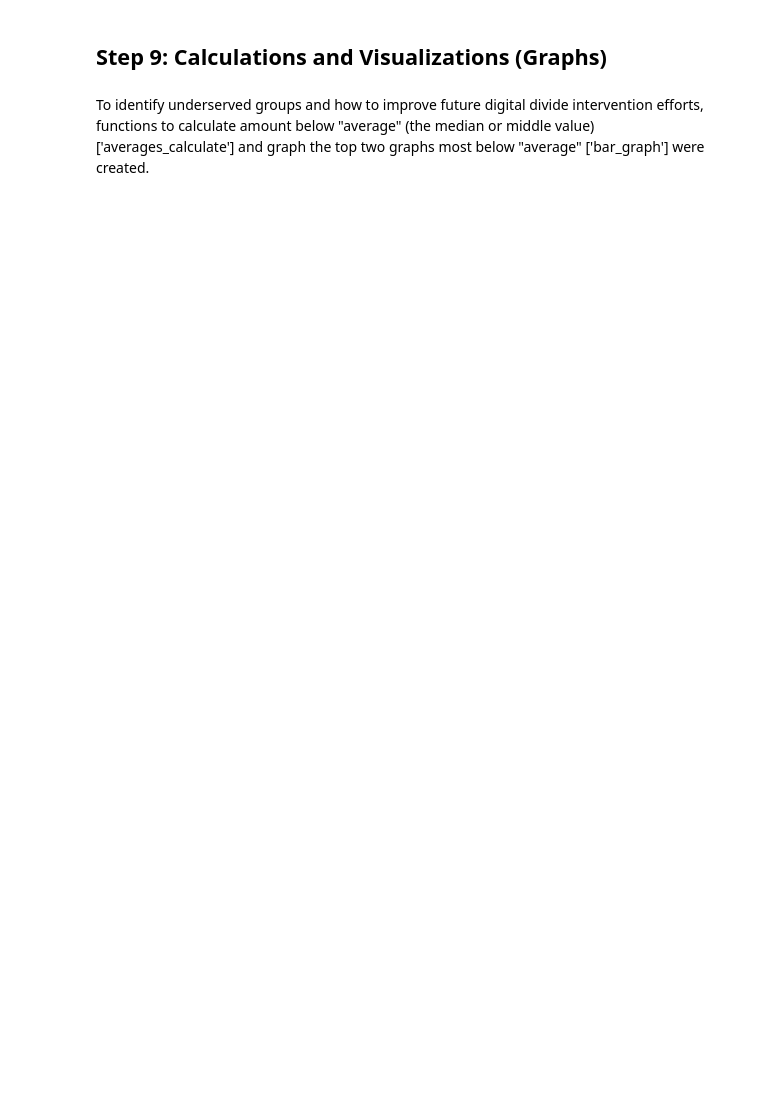
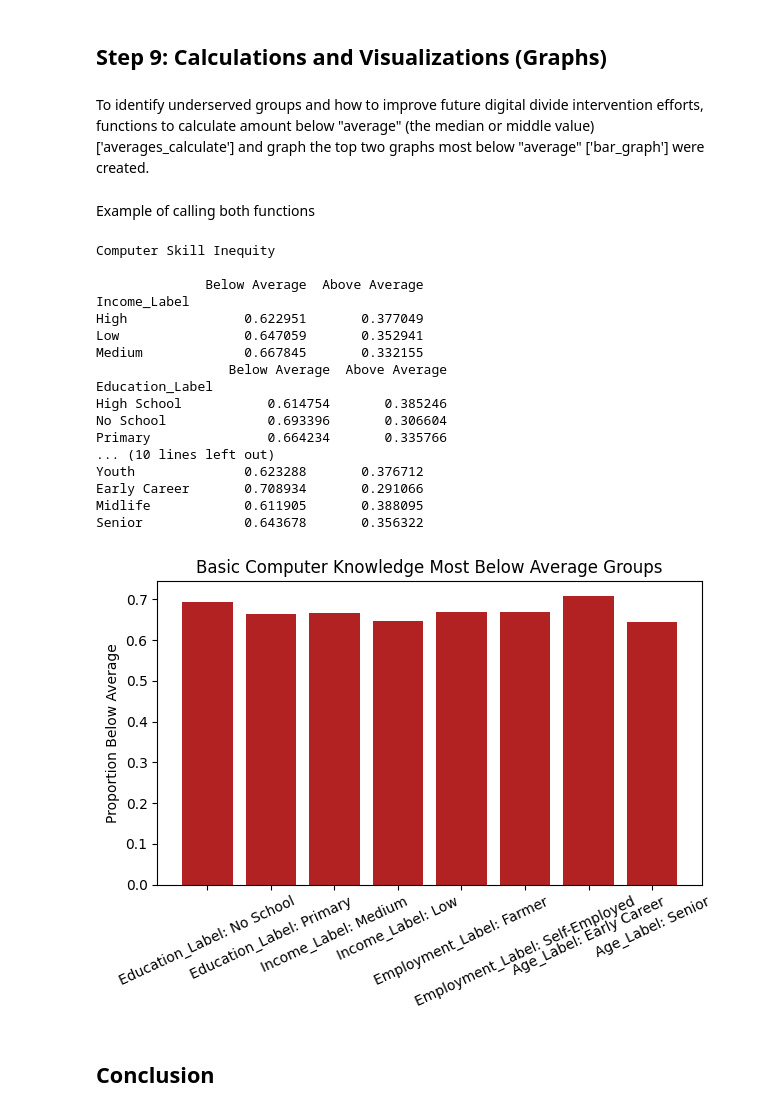
Before and after one commit to FakihaTariq/EduGap-ML-DigitalDivide, a Jupyter notebook: EduGap_Analysis_Notebook.ipynb, the cells around one changed output. Cells and saved outputs as stored; diff of their text form; code cells hidden in the pictures; blank space fills up the shorter version.

```diff
--- a/EduGap_Analysis_Notebook.ipynb
+++ b/EduGap_Analysis_Notebook.ipynb
@@ -23,5 +26,5 @@ from statsmodels.stats.outliers_influence import variance_inflation_factor
 # %%
 
 # Load CSV file
-data = pd.read_csv("edugap_data.csv")
+data = pd.read_csv("digital_literacy_dataset.csv")
 data.head()
@@ -170,3 +273,55 @@ def bar_graph(df, group_cols, label_col, top_n, title_prefix):
     plt.xticks(rotation=25)
     plt.tight_layout()
     plt.show()
+# %% [markdown]
+Example of calling both functions
+# %%
+# Reverse maps (reapplied for labels)
+education_reverse_map = {0: 'No School', 1: 'Primary', 2: 'Secondary', 3: 'High School'}
+income_reverse_map = {0: 'Low', 1: 'Medium', 2: 'High'}
+employment_reverse_map = {0: 'Farmer', 1: 'Unemployed', 2: 'Student', 3: 'Other', 4: 'Self-Employed'}
+age_reverse_map = {0: 'Youth', 1: 'Senior', 2: 'Early Career', 3: 'Midlife'}
+engagement_reverse_map = {0: 'Low', 1: 'Medium', 'High': 2}
+
+# Apply readable labels
+data['Education_Label'] = data['Education_Level'].map(education_reverse_map)
+data['Income_Label'] = data['Household_Income'].map(income_reverse_map)
+data['Employment_Label'] = data['Employment_Status'].map(employment_reverse_map)
+data['Age_Label'] = data['Age_Group'].map(age_reverse_map)
+data['Engagement_Label'] = data['Engagement_Level']
+
+# Calling Computer Skill Inequity
+print("")
+print("Computer Skill Inequity")
+print("")
+averages_calculate(data, 'Income_Label', 'Computer_Skill_Label', 'Basic_Computer_Knowledge_Score')
+averages_calculate(data, 'Education_Label', 'Computer_Skill_Label', 'Computer Skill Levels')
+averages_calculate(data, 'Employment_Label', 'Computer_Skill_Label', 'Basic_Computer_Knowledge_Score')
+averages_calculate(data, 'Age_Label', 'Computer_Skill_Label', 'Basic_Computer_Knowledge_Score')
+print("")
+
+# Graphs
+features_1 = ["Education_Label", "Income_Label", "Employment_Label", "Age_Label"]
+
+bar_graph(data, features_1, 'Computer_Skill_Label', 2, 'Basic Computer Knowledge')
+# %% [output]
+Computer Skill Inequity
+
+              Below Average  Above Average
+Income_Label
+High               0.622951       0.377049
+Low                0.647059       0.352941
+Medium             0.667845       0.332155
+                 Below Average  Above Average
+Education_Label
+High School           0.614754       0.385246
+No School             0.693396       0.306604
+Primary               0.664234       0.335766
+... (10 lines left out)
+Youth              0.623288       0.376712
+Early Career       0.708934       0.291066
+Midlife            0.611905       0.388095
+Senior             0.643678       0.356322
+[figure, added]
+# %% [markdown]
+## Conclusion
```
Also changed, not shown: parts of 10 cells of this notebook.
